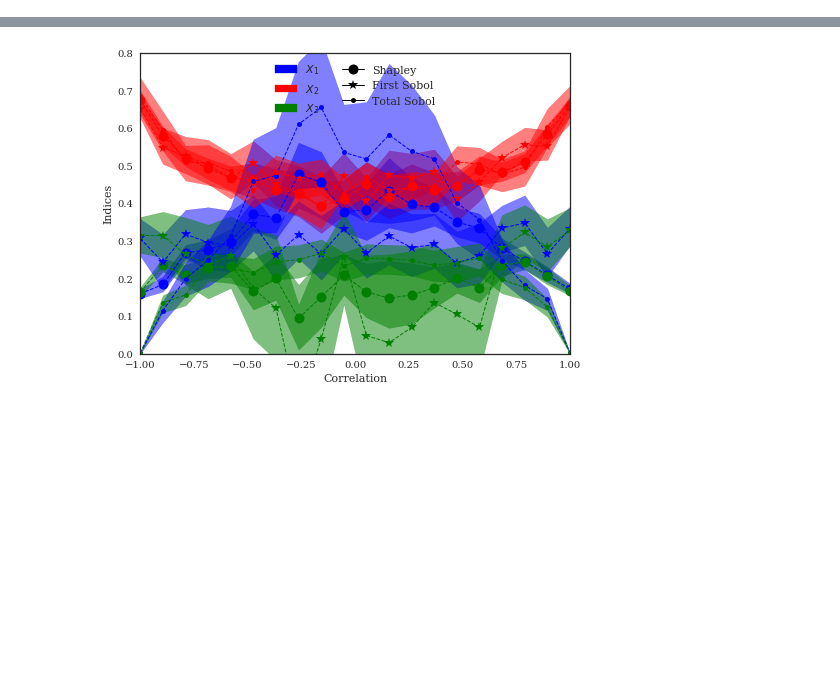
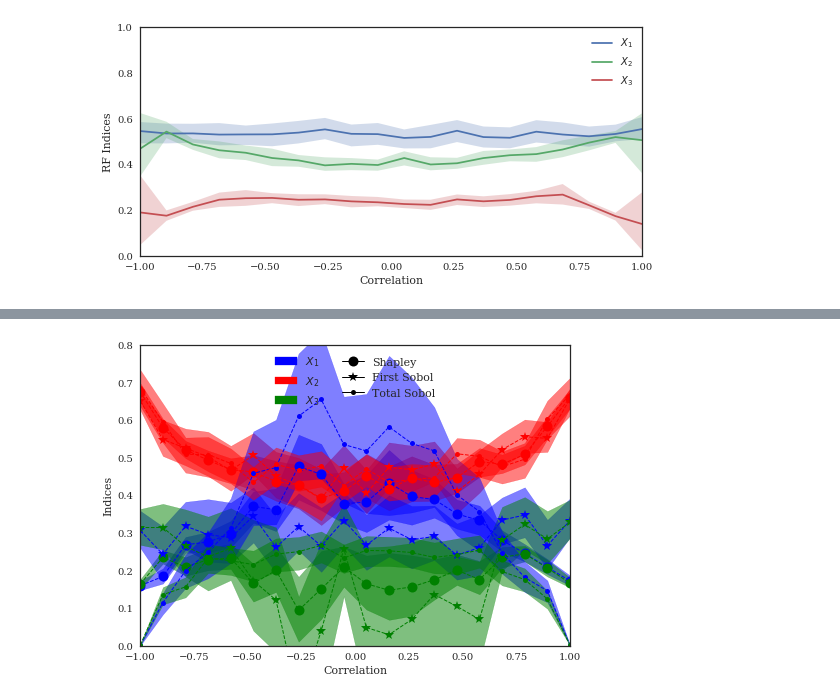
Before and after one commit to josephmure/otshapley, a Jupyter notebook: examples/correlation/ishigami-correlation.ipynb, the cells around one changed output, grey strips where cells are left out. Saved outputs shown, nothing was run; the diff lists cells and outputs as text; code cells hidden in the pictures; blank space fills up the shorter version.

```diff
--- a/examples/correlation/ishigami-correlation.ipynb
+++ b/examples/correlation/ishigami-correlation.ipynb
@@ -150,0 +186,18 @@ n_sample
+# %%
+fig, ax = plt.subplots(figsize=(8, 4))
+for i in range(dim):
+    rf_indice = rf_perm_indices[:, i]
+    ax.plot(corrs, rf_indice.mean(axis=1), label="$X_%d$" % (i+1))
+    quantiles = np.percentile(rf_indice, [5, 95], axis=1)
+    ax.fill_between(corrs, quantiles[0, :], quantiles[1, :], alpha=0.25)
+
+to_plot = ['Total ind Sobol']
+#plot_correlation_indices(result_indices, corrs, n_boot, ax=ax, to_plot=to_plot, alpha=[0.025, 0.975], ci='error')
+ax.legend(loc=0)
+ax.set_ylim(ylim)
+ax.set_xlim(corrs[0], corrs[-1])
+ax.set_xlabel('Correlation')
+ax.set_ylabel('RF Indices')
+fig.tight_layout()
+# %% [output]
+[figure, added]
```
Also changed, not shown: parts of 9 cells of this notebook, 9 other files.
